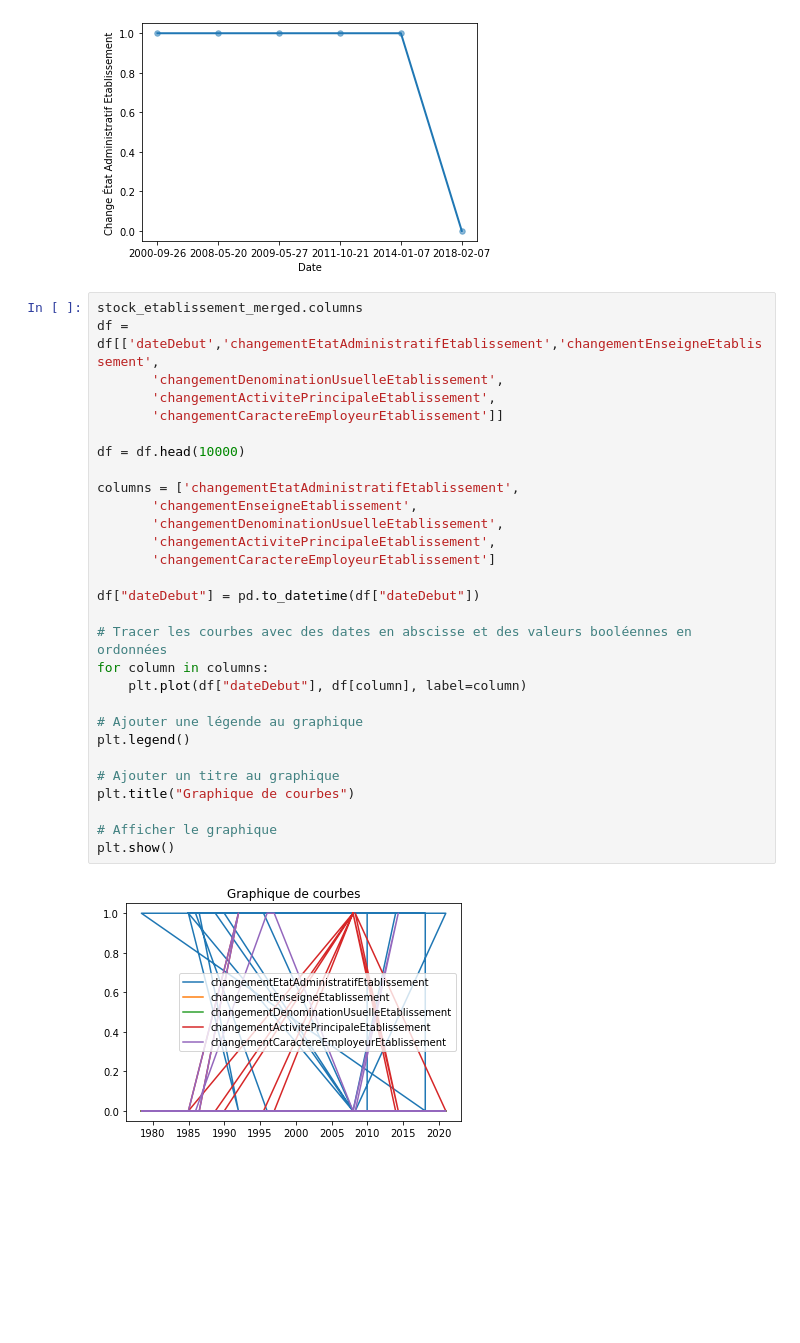
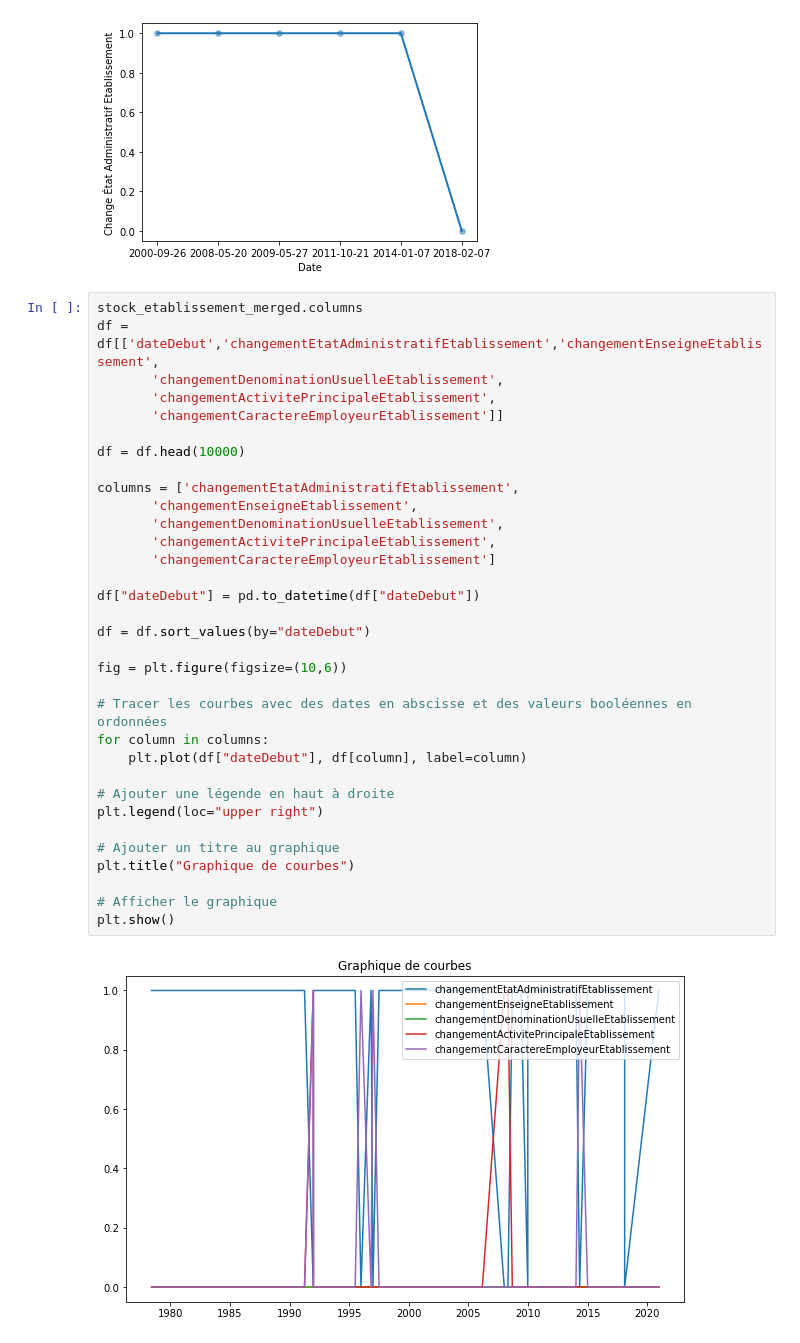
Before and after one commit to JonathanLouamba/Projet_GGVie, a Jupyter notebook: Projet_GGVie.ipynb, the cells around one changed output. Cells and saved outputs as stored; diff of their text form; blank space fills up the shorter version.

Commit message:
graphic on etablissement_merged update (date trie)

```diff
--- a/Projet_GGVie.ipynb
+++ b/Projet_GGVie.ipynb
@@ -150,31 +150,35 @@ plt.show()
 # %%
 stock_etablissement_merged.columns
 df = df[['dateDebut','changementEtatAdministratifEtablissement','changementEnseigneEtablissement',
        'changementDenominationUsuelleEtablissement',
        'changementActivitePrincipaleEtablissement',
        'changementCaractereEmployeurEtablissement']]
 
 df = df.head(10000)
 
 columns = ['changementEtatAdministratifEtablissement',
        'changementEnseigneEtablissement',
        'changementDenominationUsuelleEtablissement',
        'changementActivitePrincipaleEtablissement',
        'changementCaractereEmployeurEtablissement']
 
 df["dateDebut"] = pd.to_datetime(df["dateDebut"])
 
+df = df.sort_values(by="dateDebut")
+
+fig = plt.figure(figsize=(10,6))
+
 # Tracer les courbes avec des dates en abscisse et des valeurs booléennes en ordonnées
 for column in columns:
     plt.plot(df["dateDebut"], df[column], label=column)
 
-# Ajouter une légende au graphique
-plt.legend()
+# Ajouter une légende en haut à droite
+plt.legend(loc="upper right")
 
 # Ajouter un titre au graphique
 plt.title("Graphique de courbes")
 
 # Afficher le graphique
 plt.show()
 # %% [output]
-[figure, old version]
+[figure, new version]
```
